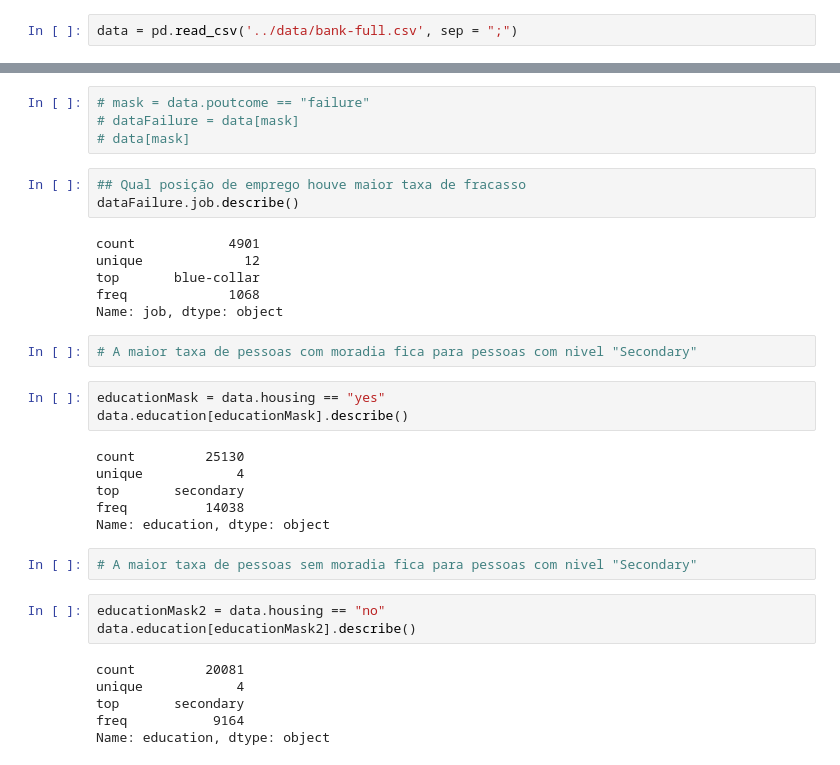
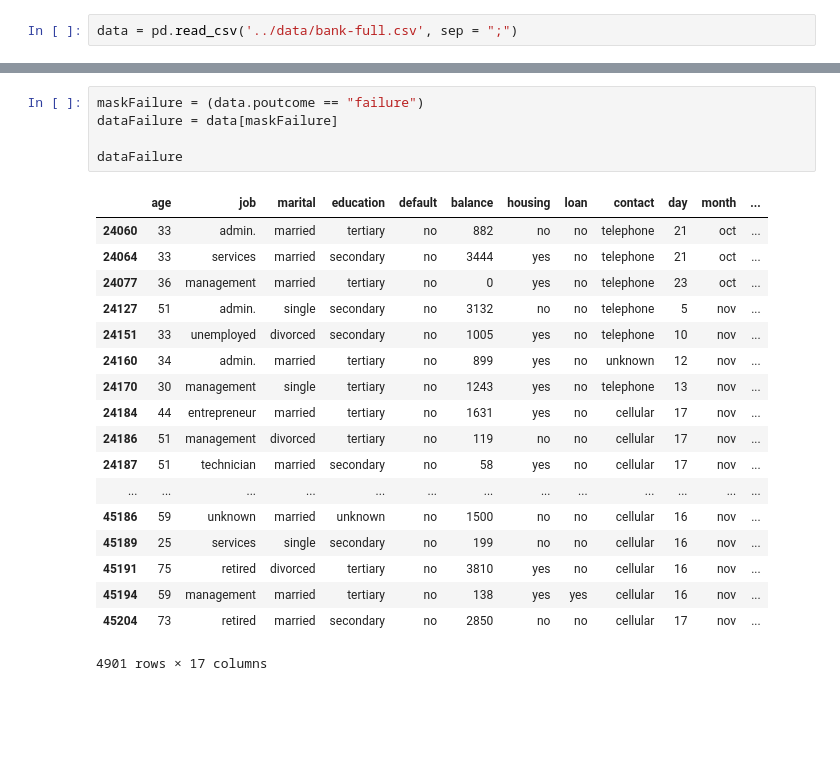
Before and after one commit to Fernando-de-Oliveira/FIAP-2TIN, a Jupyter notebook: 03-Solução_GoodFit/notebooks/nac1.ipynb, the cells around one changed output, grey strips where cells are left out. Saved outputs shown, nothing was run; the diff lists cells and outputs as text; blank space fills up the shorter version.

```diff
--- a/03-Solução_GoodFit/notebooks/nac1.ipynb
+++ b/03-Solução_GoodFit/notebooks/nac1.ipynb
@@ -84,35 +109,24 @@ result.job.count()
 # %%
-# mask = data.poutcome == "failure"
-# dataFailure = data[mask]
-# data[mask]
+maskFailure = (data.poutcome == "failure")
+dataFailure = data[maskFailure]
+
+dataFailure
+# %% [output]
+|  | age | job | marital | education | default | balance | housing | loan | contact | day | month | ... |
+| 24060 | 33 | admin. | married | tertiary | no | 882 | no | no | telephone | 21 | oct | ... |
+| 24064 | 33 | services | married | secondary | no | 3444 | yes | no | telephone | 21 | oct | ... |
+| 24077 | 36 | management | married | tertiary | no | 0 | yes | no | telephone | 23 | oct | ... |
+| 24127 | 51 | admin. | single | secondary | no | 3132 | no | no | telephone | 5 | nov | ... |
+| 24151 | 33 | unemployed | divorced | secondary | no | 1005 | yes | no | telephone | 10 | nov | ... |
+| 24160 | 34 | admin. | married | tertiary | no | 899 | yes | no | unknown | 12 | nov | ... |
+| 24170 | 30 | management | single | tertiary | no | 1243 | yes | no | telephone | 13 | nov | ... |
+| 24184 | 44 | entrepreneur | married | tertiary | no | 1631 | yes | no | cellular | 17 | nov | ... |
+| 24186 | 51 | management | divorced | tertiary | no | 119 | no | no | cellular | 17 | nov | ... |
+| 24187 | 51 | technician | married | secondary | no | 58 | yes | no | cellular | 17 | nov | ... |
+| ... | ... | ... | ... | ... | ... | ... | ... | ... | ... | ... | ... | ... |
+| 45186 | 59 | unknown | married | unknown | no | 1500 | no | no | cellular | 16 | nov | ... |
+| 45189 | 25 | services | single | secondary | no | 199 | no | no | cellular | 16 | nov | ... |
+| 45191 | 75 | retired | divorced | tertiary | no | 3810 | yes | no | cellular | 16 | nov | ... |
+| 45194 | 59 | management | married | tertiary | no | 138 | yes | yes | cellular | 16 | nov | ... |
+| 45204 | 73 | retired | married | secondary | no | 2850 | no | no | cellular | 17 | nov | ... |
+4901 rows × 17 columns
-# %%
-## Qual posição de emprego houve maior taxa de fracasso
-dataFailure.job.describe()
-# %% [output]
-count            4901
-unique             12
-top       blue-collar
-freq             1068
-Name: job, dtype: object
-# %%
-# A maior taxa de pessoas com moradia fica para pessoas com nivel "Secondary"
-# %%
-educationMask = data.housing == "yes"
-data.education[educationMask].describe()
-# %% [output]
-count         25130
-unique            4
-top       secondary
-freq          14038
-Name: education, dtype: object
-# %%
-# A maior taxa de pessoas sem moradia fica para pessoas com nivel "Secondary"
-# %%
-educationMask2 = data.housing == "no"
-data.education[educationMask2].describe()
-# %% [output]
-count         20081
-unique            4
-top       secondary
-freq           9164
-Name: education, dtype: object
```
Also changed, not shown: parts of 24 cells of this notebook.
